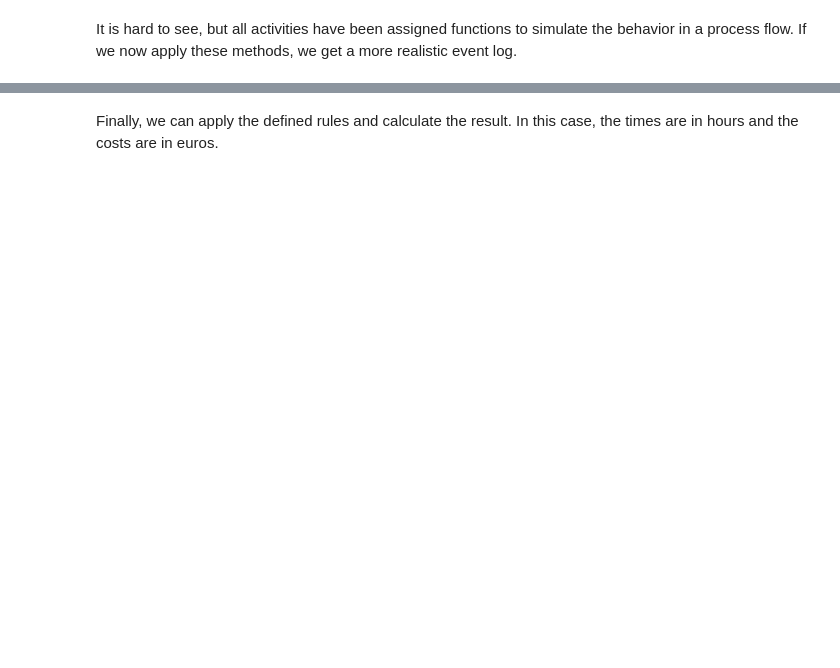
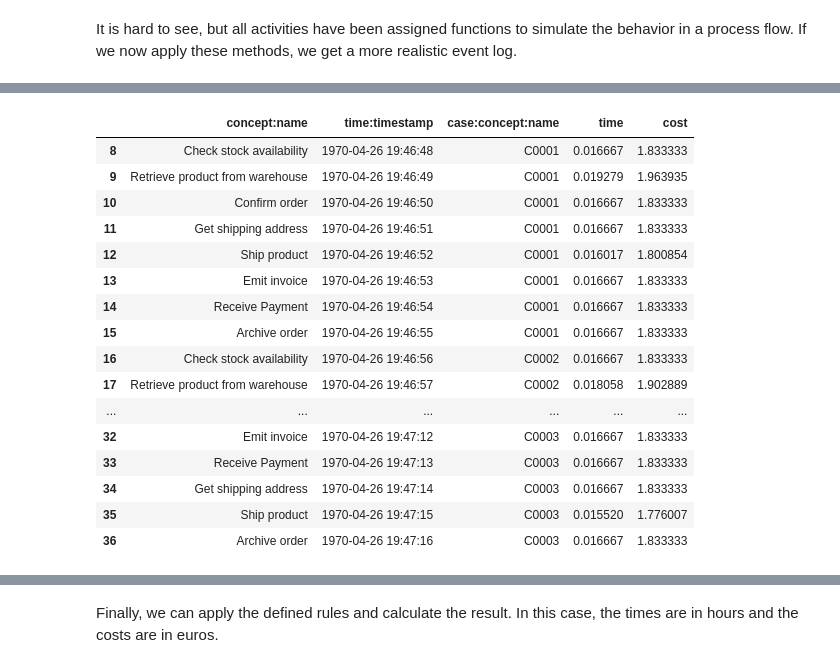
Before and after one commit to timucini/causality_project, a Jupyter notebook: causality_htw.ipynb, the cells around one changed output, grey strips where cells are left out. Cells and saved outputs as stored; diff of their text form; code cells hidden in the pictures; blank space fills up the shorter version.

```diff
--- a/causality_htw.ipynb
+++ b/causality_htw.ipynb
@@ -193,0 +147,20 @@ print(changed_eventlog)
+# %%
+unchanged_eventlog[unchanged_eventlog[case_id].isin(['C0001','C0002','C0003'])].style
+# %% [output]
+|  | concept:name | time:timestamp | case:concept:name | time | cost |
+| 8 | Check stock availability | 1970-04-26 19:46:48 | C0001 | 0.016667 | 1.833333 |
+| 9 | Retrieve product from warehouse | 1970-04-26 19:46:49 | C0001 | 0.019279 | 1.963935 |
+| 10 | Confirm order | 1970-04-26 19:46:50 | C0001 | 0.016667 | 1.833333 |
+| 11 | Get shipping address | 1970-04-26 19:46:51 | C0001 | 0.016667 | 1.833333 |
+| 12 | Ship product | 1970-04-26 19:46:52 | C0001 | 0.016017 | 1.800854 |
+| 13 | Emit invoice | 1970-04-26 19:46:53 | C0001 | 0.016667 | 1.833333 |
+| 14 | Receive Payment | 1970-04-26 19:46:54 | C0001 | 0.016667 | 1.833333 |
+| 15 | Archive order | 1970-04-26 19:46:55 | C0001 | 0.016667 | 1.833333 |
+| 16 | Check stock availability | 1970-04-26 19:46:56 | C0002 | 0.016667 | 1.833333 |
+| 17 | Retrieve product from warehouse | 1970-04-26 19:46:57 | C0002 | 0.018058 | 1.902889 |
+| ... | ... | ... | ... | ... | ... |
+| 32 | Emit invoice | 1970-04-26 19:47:12 | C0003 | 0.016667 | 1.833333 |
+| 33 | Receive Payment | 1970-04-26 19:47:13 | C0003 | 0.016667 | 1.833333 |
+| 34 | Get shipping address | 1970-04-26 19:47:14 | C0003 | 0.016667 | 1.833333 |
+| 35 | Ship product | 1970-04-26 19:47:15 | C0003 | 0.015520 | 1.776007 |
+| 36 | Archive order | 1970-04-26 19:47:16 | C0003 | 0.016667 | 1.833333 |
```
Also changed, not shown: parts of 40 cells of this notebook, 17 other files.
